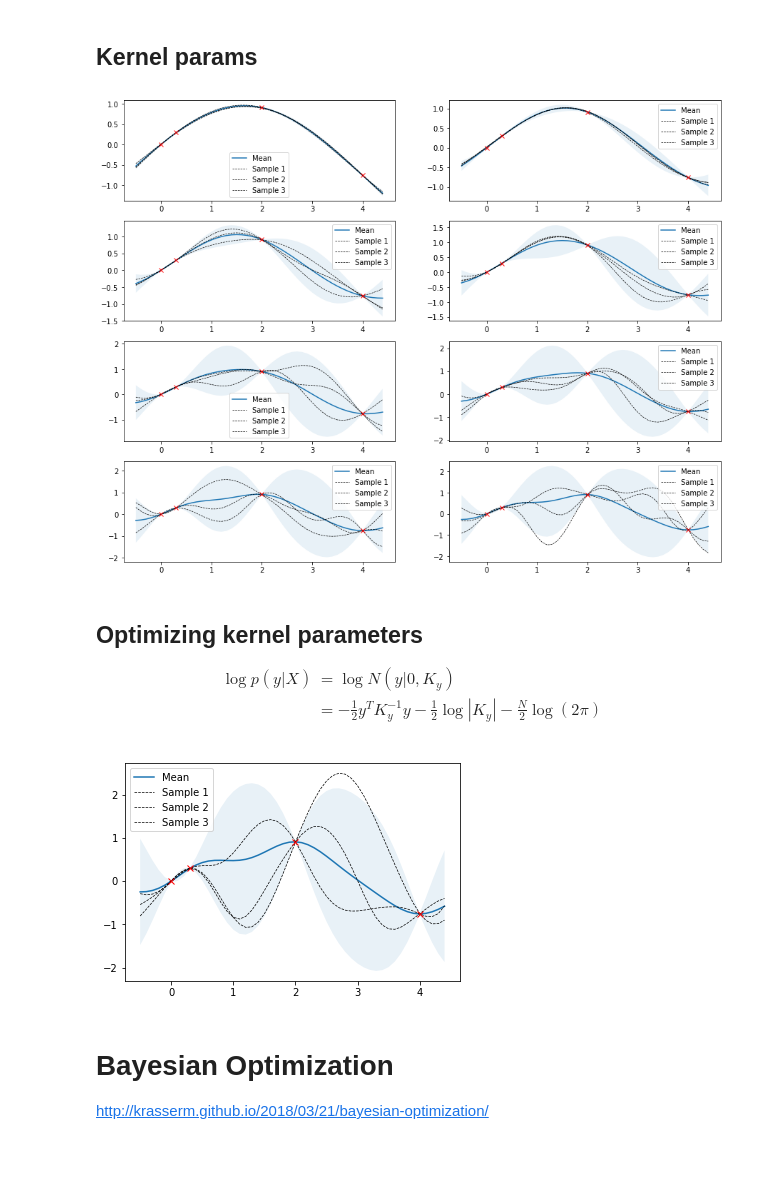
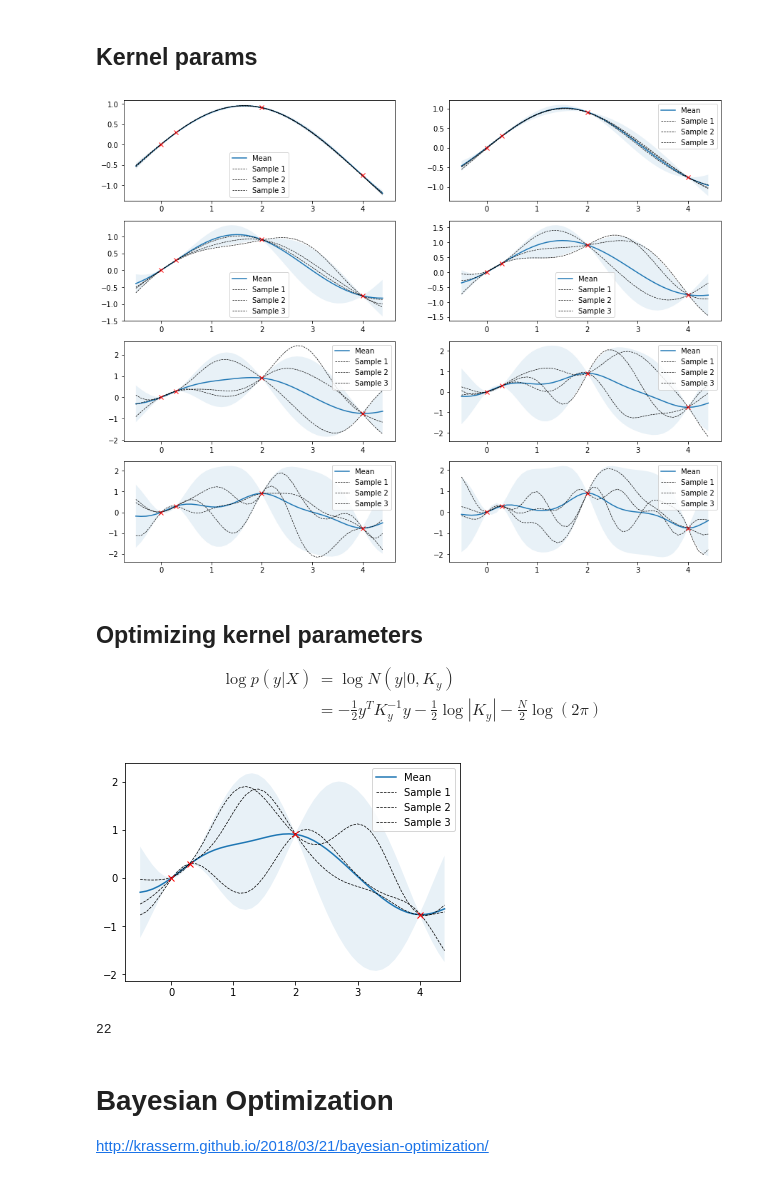
Before and after one commit to darthdeus/bopt, a Jupyter notebook: GP mojeopt.ipynb, the cells around one changed output. Cells and saved outputs as stored; diff of their text form; code cells hidden in the pictures.

```diff
--- a/GP mojeopt.ipynb
+++ b/GP mojeopt.ipynb
@@ -136,7 +133,7 @@ plot_gp(*gp_reg(X_train, y_train, X), X, X_train, y_train)
 # %% [markdown]
 ## Kernel params
 # %%
-params = [0.1, 0.3, 0.6, 0.9, 1.5, 2, 2.5, 3]
+params = [0.1, 0.3, 0.6, 0.9, 2,4,5,8]
 
 plt.figure(figsize=(15,15))
 for i, l in enumerate(params):
@@ -145,7 +142,7 @@ for i, l in enumerate(params):
     plt.subplot(num_rows, 2, i+1)
     plot_gp(*gp_reg(X_train, y_train, X, kernel=partial(sqexp, l=l)), X, X_train, y_train, figure=False)
 # %% [output]
-[figure, old version]
+[figure, new version]
 # %% [markdown]
 ## Optimizing kernel parameters
 
@@ -156,28 +153,37 @@ $$
 \end{align}
 $$
 # %%
+i = 0
 def nll_fn(X_train, y_train, noise, kernel=sqexp):
     def step(theta):
-        K = k(X_train, X_train, kernel=partial(sqexp, l=theta[0])) # + noise**2 * np.eye(len(X_train))
+        K = k(X_train, X_train, kernel=partial(sqexp, l=theta[0])) + noise**2 * np.eye(len(X_train))
 
         t1 = 0.5 * y_train @ inv(K) @ y_train
         t2 = 0.5 * np.linalg.det(K)
         t3 = 0.5 * len(X_train) * np.log(2 * np.pi)
 
+        global i
+        i += 1
         return t1 + t2 + t3
 
     return step
 # %%
-noise = 0.4
+noise = 0.1
 
+# X_train = np.array([0,1,2,3])
+# y_train = X_train - 1.5 # np.zeros_like(X_train)
 res = minimize(nll_fn(X_train, y_train, noise), [1], bounds=[(1e-5, None)], method="L-BFGS-B")
 l_opt = res.x
 
 k_opt = partial(sqexp, l=l_opt)
 
 plot_gp(*gp_reg(X_train, y_train, X, kernel=k_opt), X, X_train, y_train, figure=False)
 # %% [output]
-[figure, old version]
+[figure, new version]
+# %%
+i
+# %% [output]
+22
 # %% [markdown]
 # Bayesian Optimization
 
```
Also changed, not shown: parts of 7 cells of this notebook, 1 other file.
